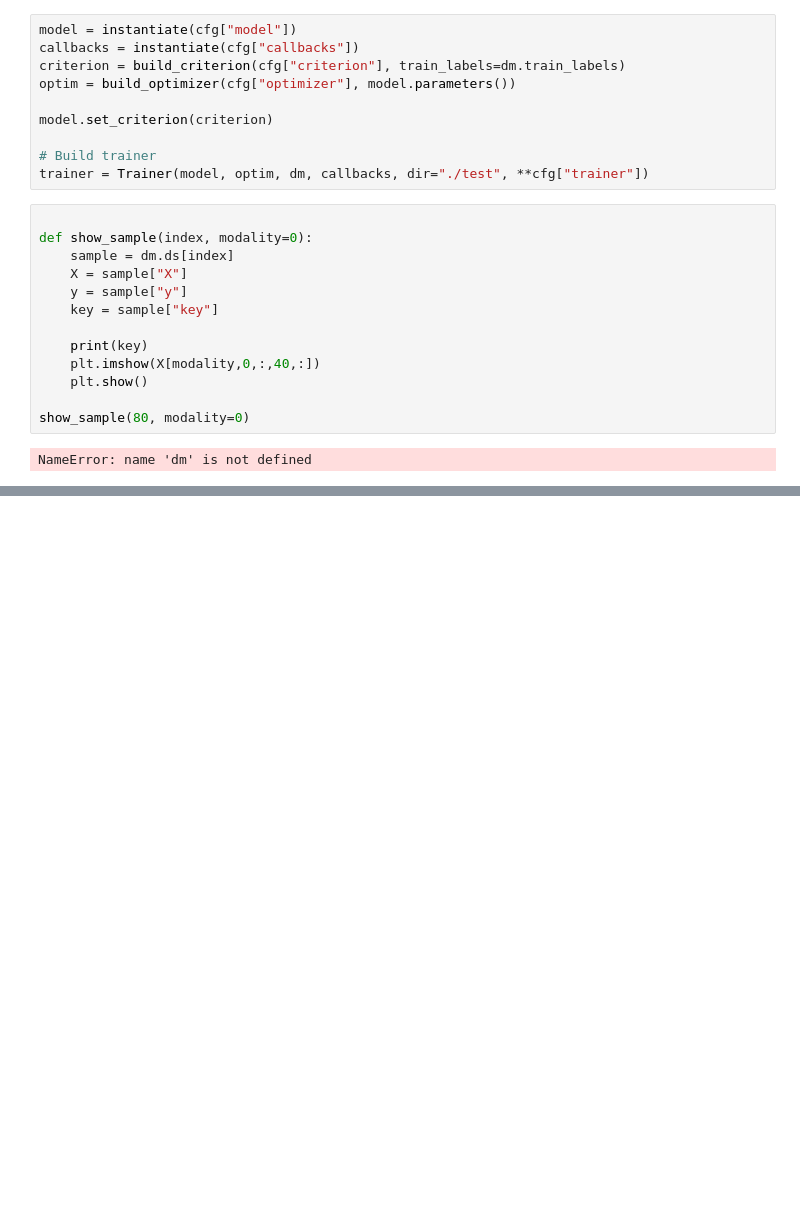
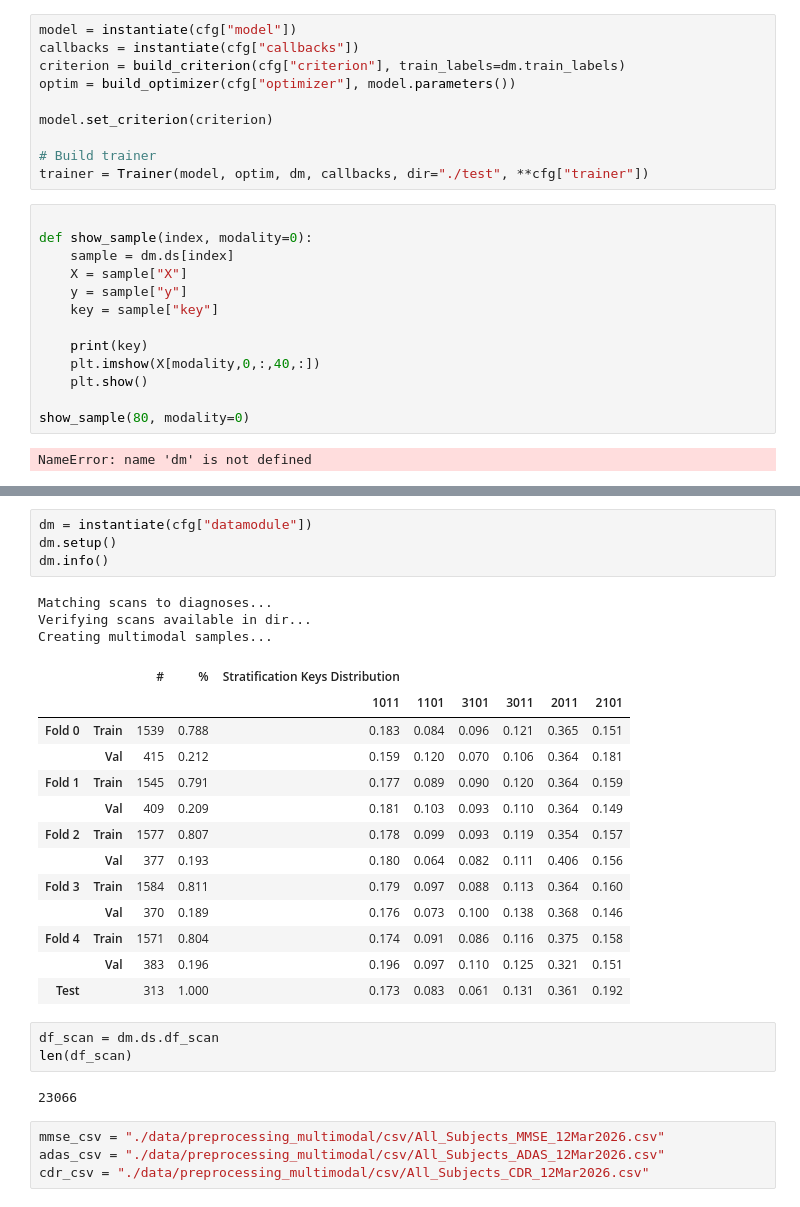
Before and after one commit to MattiaCestari/adni-mri-classification, a Jupyter notebook: test.ipynb, the cells around one changed output, grey strips where cells are left out. Saved outputs shown, nothing was run; the diff lists cells and outputs as text; blank space fills up the shorter version.

```diff
--- a/test.ipynb
+++ b/test.ipynb
@@ -237,0 +265,30 @@ NameError: name 'dm' is not defined
+# %%
+dm = instantiate(cfg["datamodule"])
+dm.setup()
+dm.info()
+# %% [output]
+Matching scans to diagnoses...
+Verifying scans available in dir...
+Creating multimodal samples...
+|  |  | # | % | Stratification Keys Distribution |  |  |  |  |  |
+|  |  |  |  | 1011 | 1101 | 3101 | 3011 | 2011 | 2101 |
+| Fold 0 | Train | 1539 | 0.788 | 0.183 | 0.084 | 0.096 | 0.121 | 0.365 | 0.151 |
+|  | Val | 415 | 0.212 | 0.159 | 0.120 | 0.070 | 0.106 | 0.364 | 0.181 |
+| Fold 1 | Train | 1545 | 0.791 | 0.177 | 0.089 | 0.090 | 0.120 | 0.364 | 0.159 |
+|  | Val | 409 | 0.209 | 0.181 | 0.103 | 0.093 | 0.110 | 0.364 | 0.149 |
+| Fold 2 | Train | 1577 | 0.807 | 0.178 | 0.099 | 0.093 | 0.119 | 0.354 | 0.157 |
+|  | Val | 377 | 0.193 | 0.180 | 0.064 | 0.082 | 0.111 | 0.406 | 0.156 |
+| Fold 3 | Train | 1584 | 0.811 | 0.179 | 0.097 | 0.088 | 0.113 | 0.364 | 0.160 |
+|  | Val | 370 | 0.189 | 0.176 | 0.073 | 0.100 | 0.138 | 0.368 | 0.146 |
+| Fold 4 | Train | 1571 | 0.804 | 0.174 | 0.091 | 0.086 | 0.116 | 0.375 | 0.158 |
+|  | Val | 383 | 0.196 | 0.196 | 0.097 | 0.110 | 0.125 | 0.321 | 0.151 |
+| Test |  | 313 | 1.000 | 0.173 | 0.083 | 0.061 | 0.131 | 0.361 | 0.192 |
+# %%
+df_scan = dm.ds.df_scan
+len(df_scan)
+# %% [output]
+23066
+# %%
+mmse_csv = "./data/preprocessing_multimodal/csv/All_Subjects_MMSE_12Mar2026.csv"
+adas_csv = "./data/preprocessing_multimodal/csv/All_Subjects_ADAS_12Mar2026.csv"
+cdr_csv = "./data/preprocessing_multimodal/csv/All_Subjects_CDR_12Mar2026.csv"
```
Also changed, not shown: parts of 8 cells of this notebook, 10 other files.
